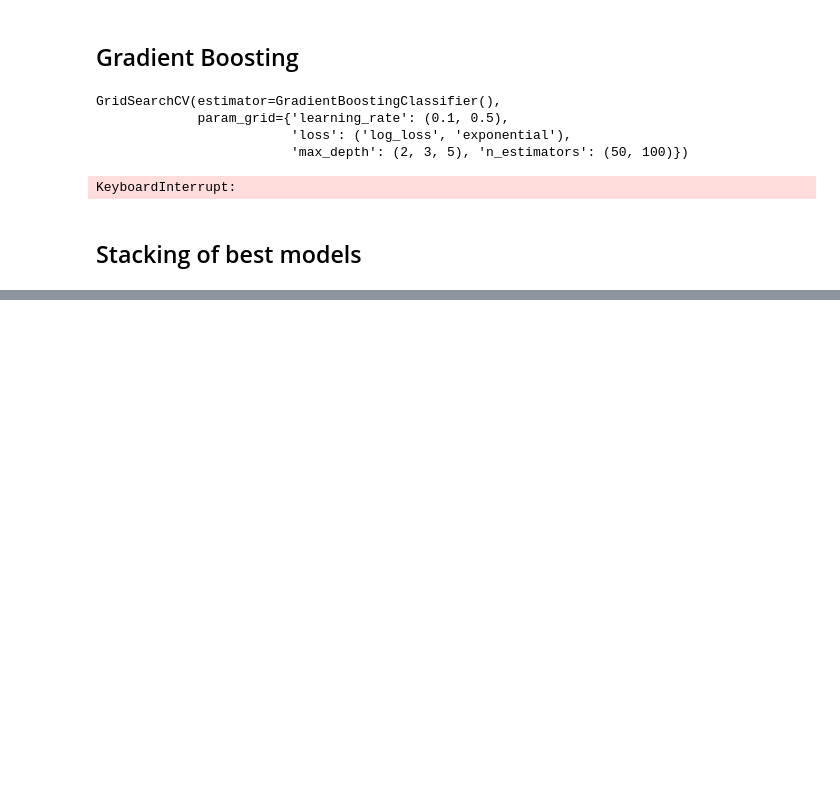
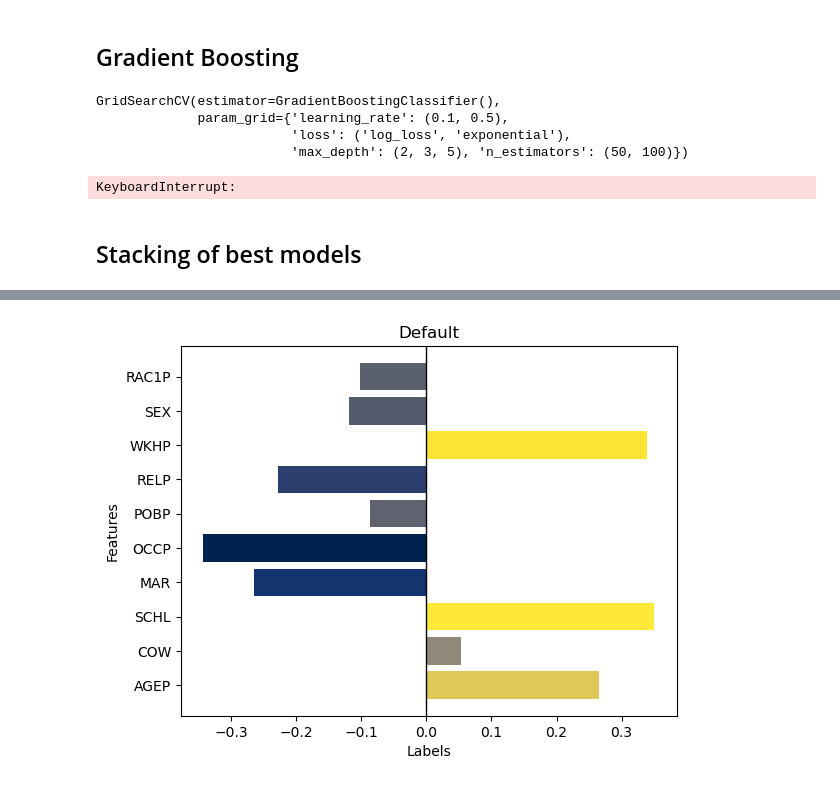
Before and after one commit to AurelienPasquet/supervised_learning_5A, a Jupyter notebook: tp1.ipynb, the cells around one changed output, grey strips where cells are left out. Saved outputs shown, nothing was run; the diff lists cells and outputs as text; code cells hidden in the pictures; blank space fills up the shorter version.

```diff
--- a/tp1.ipynb
+++ b/tp1.ipynb
@@ -366,0 +389,16 @@ joblib.dump(stacking_best.best_estimator_,
+# %%
+def plot_correlation(features, labels, title):
+    correlation = r_regression(features, labels)
+    norm = plt.Normalize(min(correlation), max(correlation))
+    cmap = plt.cm.cividis
+    colors = cmap(norm(correlation))
+
+    plt.barh(features.columns, correlation, color=colors)
+    plt.axvline(0, color='black', linewidth=1)
+    plt.ylabel("Features")
+    plt.xlabel("Labels")
+    plt.title(title);
+# %%
+plot_correlation(features, labels, "Default")
+# %% [output]
+[figure, added]
```
Also changed, not shown: parts of 49 cells of this notebook, 1 other file.
